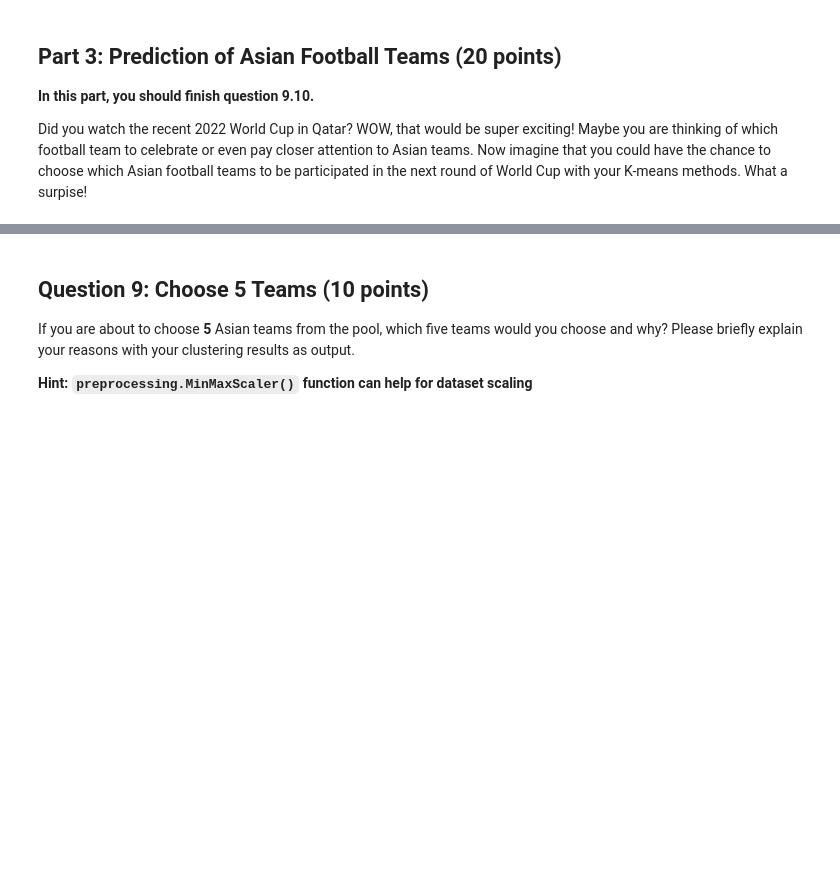
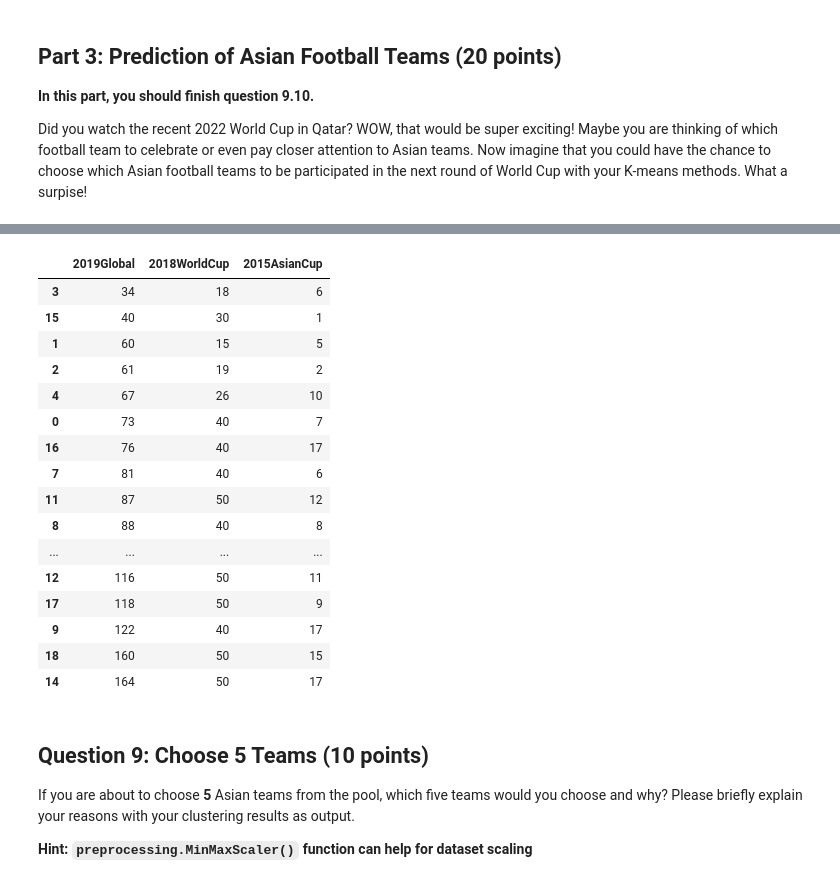
Before and after one commit to Crepdo/CS186_Database-Systems, a Jupyter notebook: HW3/HW3_coding/HW3_coding.ipynb, the cells around one changed output, grey strips where cells are left out. Saved outputs shown, nothing was run; the diff lists cells and outputs as text; code cells hidden in the pictures; blank space fills up the shorter version.

```diff
--- a/HW3/HW3_coding/HW3_coding.ipynb
+++ b/HW3/HW3_coding/HW3_coding.ipynb
@@ -299,3 +300,23 @@ df
+# %%
+df.head(20)
+# %% [output]
+|  | 2019Global | 2018WorldCup | 2015AsianCup |
+| 3 | 34 | 18 | 6 |
+| 15 | 40 | 30 | 1 |
+| 1 | 60 | 15 | 5 |
+| 2 | 61 | 19 | 2 |
+| 4 | 67 | 26 | 10 |
+| 0 | 73 | 40 | 7 |
+| 16 | 76 | 40 | 17 |
+| 7 | 81 | 40 | 6 |
+| 11 | 87 | 50 | 12 |
+| 8 | 88 | 40 | 8 |
+| ... | ... | ... | ... |
+| 12 | 116 | 50 | 11 |
+| 17 | 118 | 50 | 9 |
+| 9 | 122 | 40 | 17 |
+| 18 | 160 | 50 | 15 |
+| 14 | 164 | 50 | 17 |
 # %% [markdown]
 Question 9: Choose 5 Teams (10 points)
 ------------------------
```
Also changed, not shown: parts of 11 cells of this notebook.
